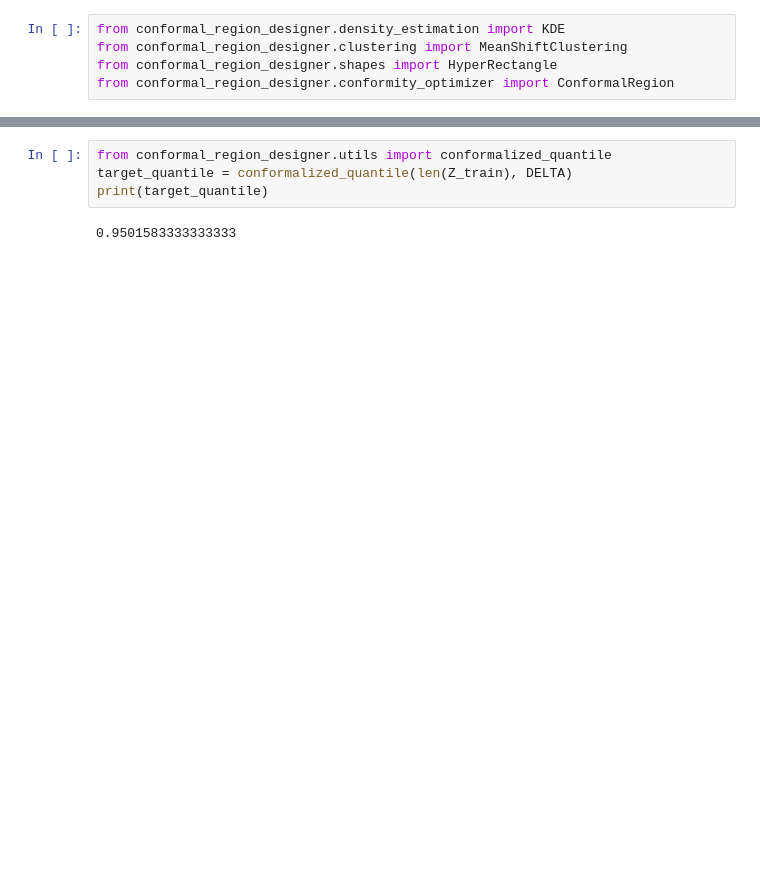
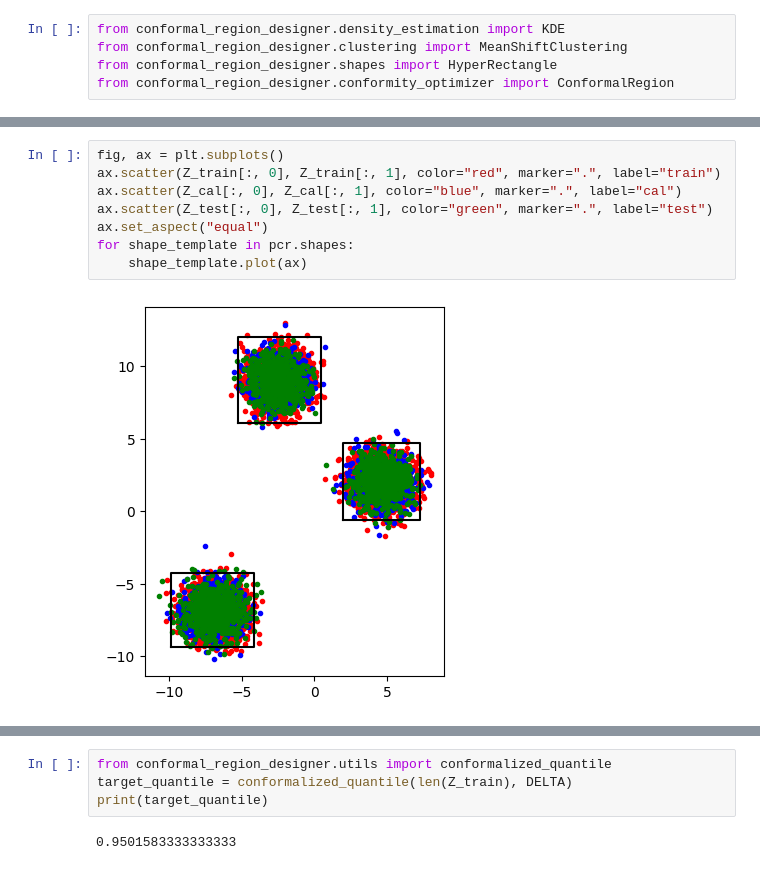
Before and after one commit to nandantumu/conformal_region_designer, a Jupyter notebook: notebooks/parametric-conformal-rectangle.ipynb, the cells around one changed output, grey strips where cells are left out. Drawn from its saved outputs; the diff is of its cells as text; blank space fills up the shorter version.

```diff
--- a/notebooks/parametric-conformal-rectangle.ipynb
+++ b/notebooks/parametric-conformal-rectangle.ipynb
@@ -40,4 +40,14 @@ optim.fit(Z_train)
 Generating density points
 Fitting Clusters
 Fitting Shapes
+# %%
+fig, ax = plt.subplots()
+ax.scatter(Z_train[:, 0], Z_train[:, 1], color="red", marker=".", label="train")
+ax.scatter(Z_cal[:, 0], Z_cal[:, 1], color="blue", marker=".", label="cal")
+ax.scatter(Z_test[:, 0], Z_test[:, 1], color="green", marker=".", label="test")
+ax.set_aspect("equal")
+for shape_template in pcr.shapes:
+    shape_template.plot(ax)
+# %% [output]
+[figure, added]
 # %%
```
Also changed, not shown: parts of 8 cells of this notebook, 14 other files.
